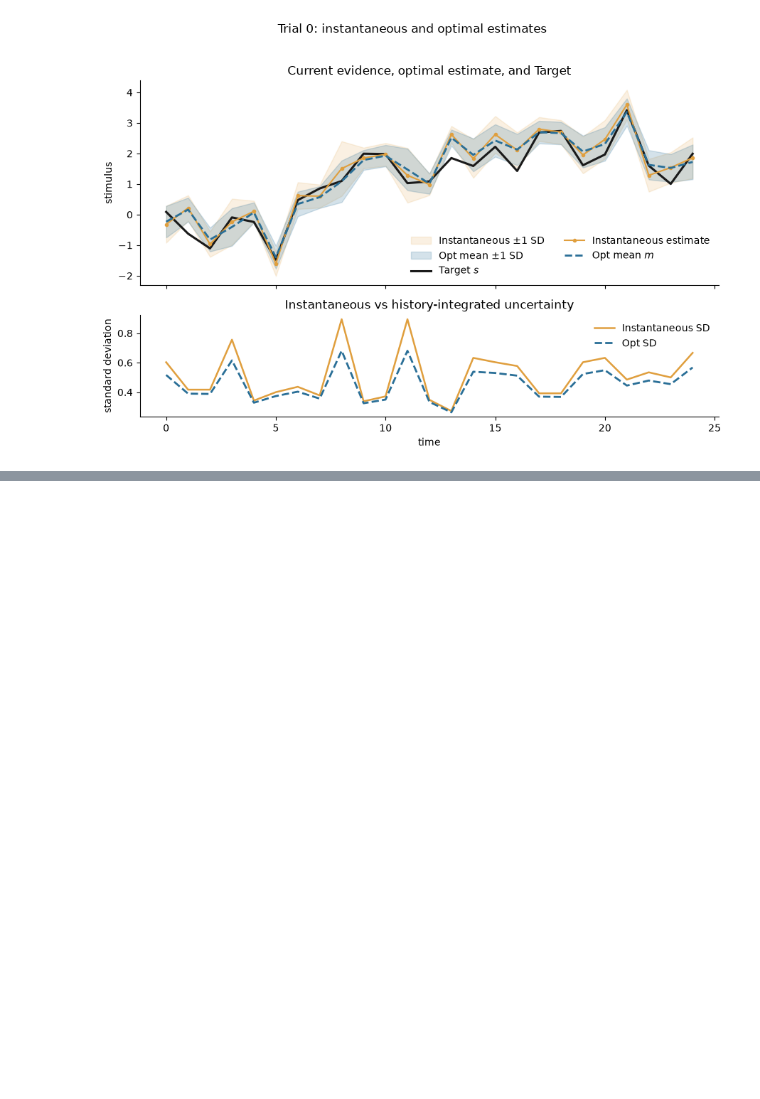
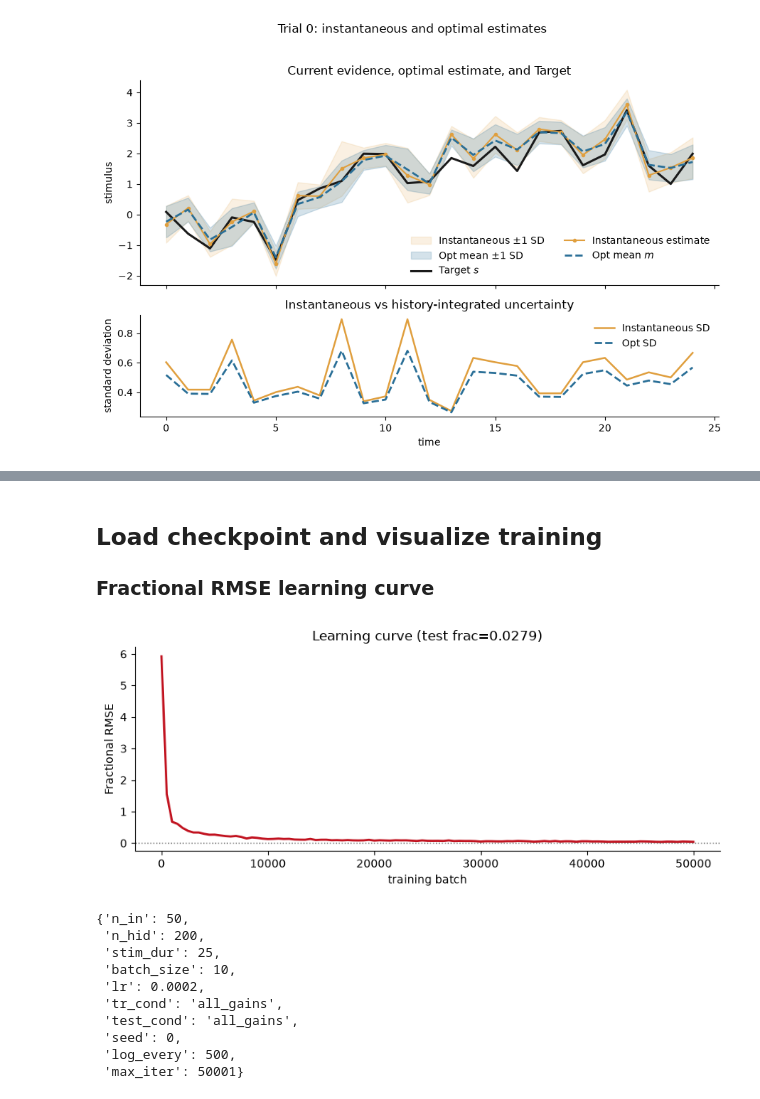
Before and after one commit to jgrk28/kalnet, a Jupyter notebook: notebooks/paper_task_and_train.ipynb, the cells around one changed output, grey strips where cells are left out. Saved outputs shown, nothing was run; the diff lists cells and outputs as text; code cells hidden in the pictures; blank space fills up the shorter version.

Commit message:
Add training to notebook

```diff
--- a/notebooks/paper_task_and_train.ipynb
+++ b/notebooks/paper_task_and_train.ipynb
@@ -282,0 +287,21 @@ plt.show()
+# %%
+from pathlib import Path
+import torch
+
+from paper_pytorch.train import (
+    DEFAULT_CHECKPOINT,
+    batch_to_tensors,
+    load_checkpoint,
+    train,
+)
+
+REPO_ROOT = Path.cwd().resolve()
+if REPO_ROOT.name == "notebooks":
+    REPO_ROOT = REPO_ROOT.parent
+
+SEED = 0
+DEVICE = "cuda" if torch.cuda.is_available() else "cpu"
+CHECKPOINT = REPO_ROOT / DEFAULT_CHECKPOINT
+print(f"device={DEVICE}, checkpoint={CHECKPOINT}")
+if DEVICE == "cpu":
+    print("Note: CUDA unavailable here; full 50k run will be slower on CPU.")
@@ -282,0 +347,35 @@ plt.show()
+# %% [markdown]
+## Load checkpoint and visualize training
+
+### Fractional RMSE learning curve
+# %%
+loaded = load_checkpoint(CHECKPOINT, device=DEVICE)
+model = loaded["model"]
+cfg = loaded["config"]
+frac = loaded["frac_rmse_vec"]
+log_every = cfg.get("log_every", 500)
+batches = np.arange(len(frac)) * log_every
+
+fig, ax = plt.subplots()
+ax.plot(batches, frac, color="#c1121f", lw=2)
+ax.axhline(0.0, color="#666666", lw=1, ls=":")
+ax.set_xlabel("training batch")
+ax.set_ylabel("Fractional RMSE")
+ax.set_title(
+    f"Learning curve (test frac={loaded['frac_rmse_test']:.4f})"
+)
+fig.tight_layout()
+plt.show()
+cfg
+# %% [output]
+[figure, added]
+{'n_in': 50,
+ 'n_hid': 200,
+ 'stim_dur': 25,
+ 'batch_size': 10,
+ 'lr': 0.0002,
+ 'tr_cond': 'all_gains',
+ 'test_cond': 'all_gains',
+ 'seed': 0,
+ 'log_every': 500,
+ 'max_iter': 50001}
```
Also changed, not shown: parts of 5 cells of this notebook.
